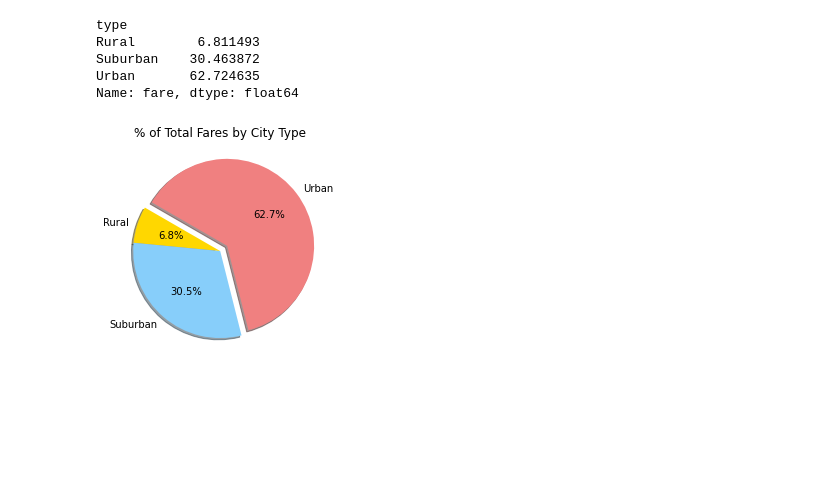
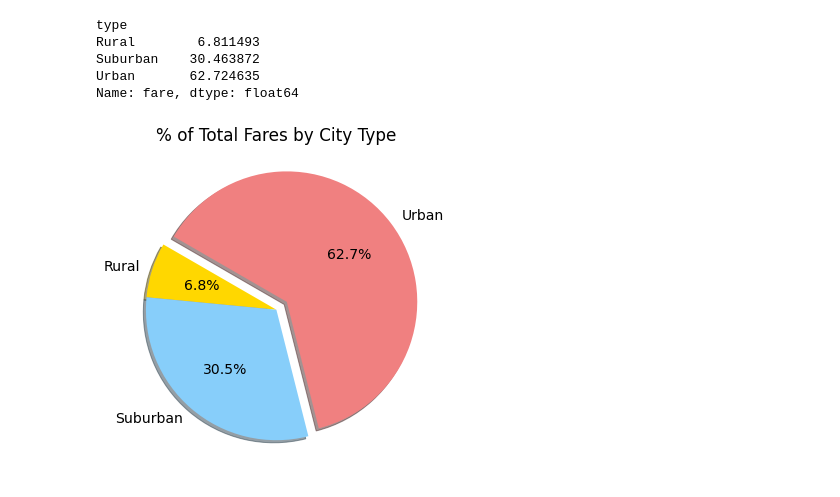
Before and after one commit to apaneser/PyBear_Analysis, a Jupyter notebook: PyBer.ipynb, the cells around one changed output. Drawn from its saved outputs; the diff is of its cells as text; code cells hidden in the pictures; blank space fills up the shorter version.

```diff
--- a/PyBer.ipynb
+++ b/PyBer.ipynb
@@ -724,16 +724,22 @@ Name: fare, dtype: float64
 # %%
 # import mpl to change plot config using rcParams
 import matplotlib as mpl
 
 # build percentage of fares by city type pie chart
+plt.subplots(figsize=(10, 6))
 plt.pie(type_percentages,
         labels = ['Rural', 'Suburban', 'Urban'],
        colors=['gold', 'lightskyblue', 'lightcoral'],
        explode=[0, 0, 0.1],
        autopct='%1.1f%%',
        shadow=True, startangle=150)
 plt.title('% of Total Fares by City Type')
+#change default font size from 10 to 14
 mpl.rcParams['font.size'] = 14
+
+# save figure
+plt.savefig('analysis/fig5.png')
+
 plt.show()
 # %% [output]
-[figure, old version]
+[figure, new version]
```
